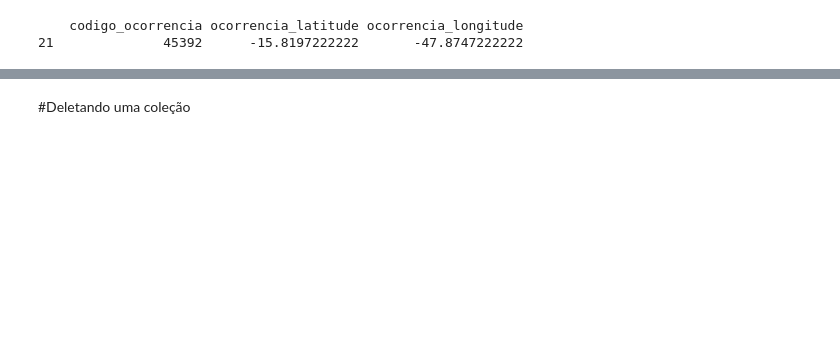
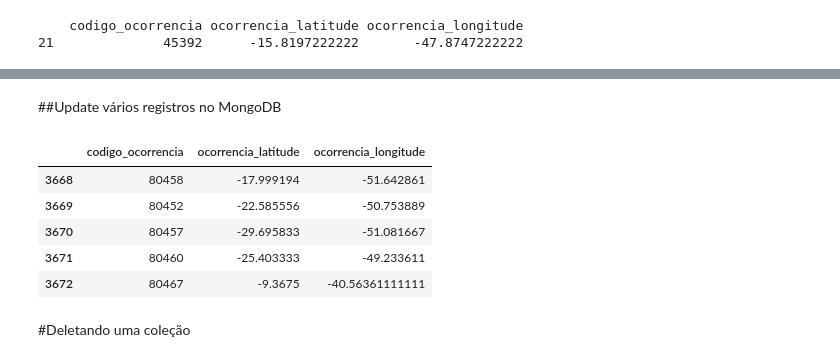
Before and after one commit to flaviohnm/projeto_bancodedados, a Jupyter notebook: etl_ocorrencias.ipynb, the cells around one changed output, grey strips where cells are left out. Saved outputs shown, nothing was run; the diff lists cells and outputs as text; code cells hidden in the pictures; blank space fills up the shorter version.

```diff
--- a/etl_ocorrencias.ipynb
+++ b/etl_ocorrencias.ipynb
@@ -356,0 +362,11 @@ print(busca)
+# %% [markdown]
+##Update vários registros no MongoDB
+# %%
+geolocalizacao.tail(5)
+# %% [output]
+|  | codigo_ocorrencia | ocorrencia_latitude | ocorrencia_longitude |
+| 3668 | 80458 | -17.999194 | -51.642861 |
+| 3669 | 80452 | -22.585556 | -50.753889 |
+| 3670 | 80457 | -29.695833 | -51.081667 |
+| 3671 | 80460 | -25.403333 | -49.233611 |
+| 3672 | 80467 | -9.3675 | -40.56361111111 |
```
Also changed, not shown: parts of 17 cells of this notebook.
